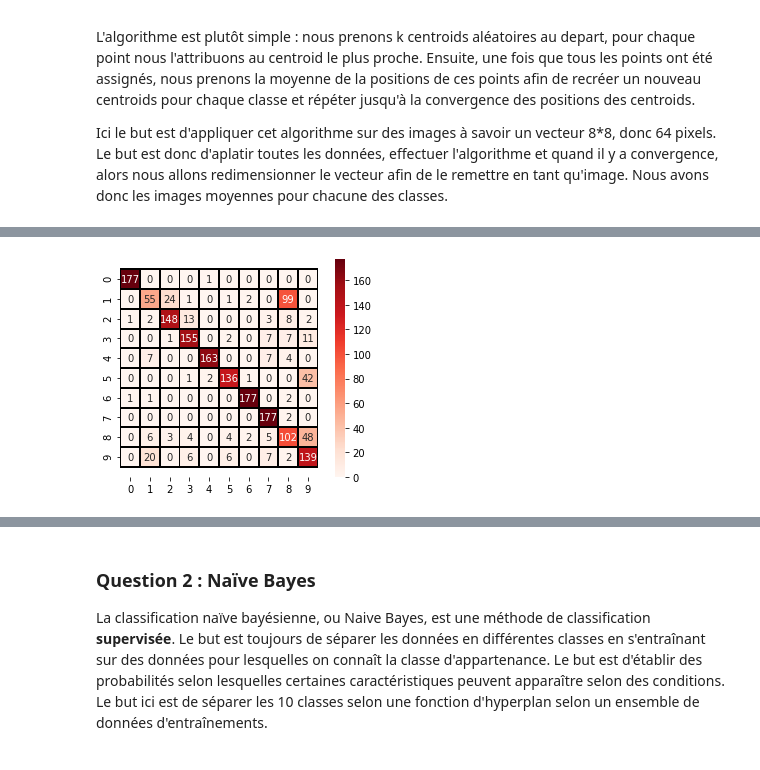
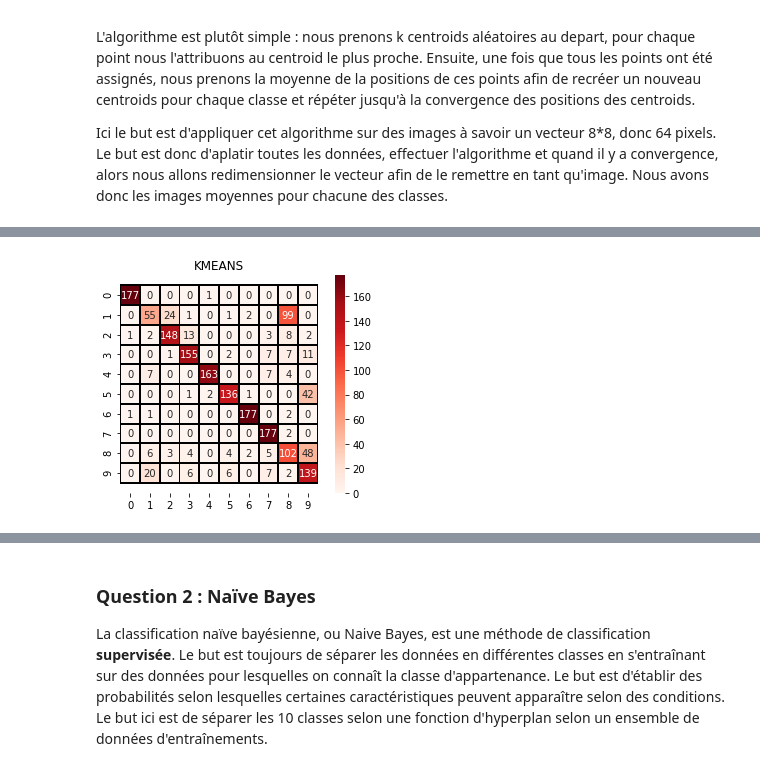
Before and after one commit to JohanChataigne/handwritten_digits_recognition, a Jupyter notebook: Assignment1.ipynb, the cells around one changed output, grey strips where cells are left out. Saved outputs shown, nothing was run; the diff lists cells and outputs as text; code cells hidden in the pictures.

```diff
--- a/Assignment1.ipynb
+++ b/Assignment1.ipynb
@@ -85,17 +82,21 @@ Durée KMeans : 0.221349s
 [figure]
 # %%
 # Nous obtenons les résultats dans la matrice de confusion
-confution_matrix = metrics.confusion_matrix(Y_kmeans, labels, labels=range(n_clusters))
+def show_confusion_matrix(Y,labels,title,n):
+    confution_matrix = metrics.confusion_matrix(Y, labels, labels=range(n))
 
-# On l'affiche sur une heatmap
-ax = heatmap(confution_matrix, annot=True, cmap="Reds", square=True, linecolor="black", fmt='d', linewidths = 1)
+    # On l'affiche sur une heatmap
+    ax = heatmap(confution_matrix, annot=True, cmap="Reds", square=True, linecolor="black", fmt='d', linewidths = 1)
+    ax.set_title(title)
 
-# Centrer la heatmap
-b, t = plt.ylim()
-b += 0.5
-t -= 0.5
-plt.ylim(b, t)
-plt.show()
+    # Centrer la heatmap
+    b, t = plt.ylim()
+    b += 0.5
+    t -= 0.5
+    plt.ylim(b, t)
+    plt.show()
+
+show_confusion_matrix(Y_kmeans,pred_kmeans,"KMEANS",10)
 # %% [output]
-[figure, old version]
+[figure, new version]
 # %%
```
Also changed, not shown: parts of 60 cells of this notebook.
